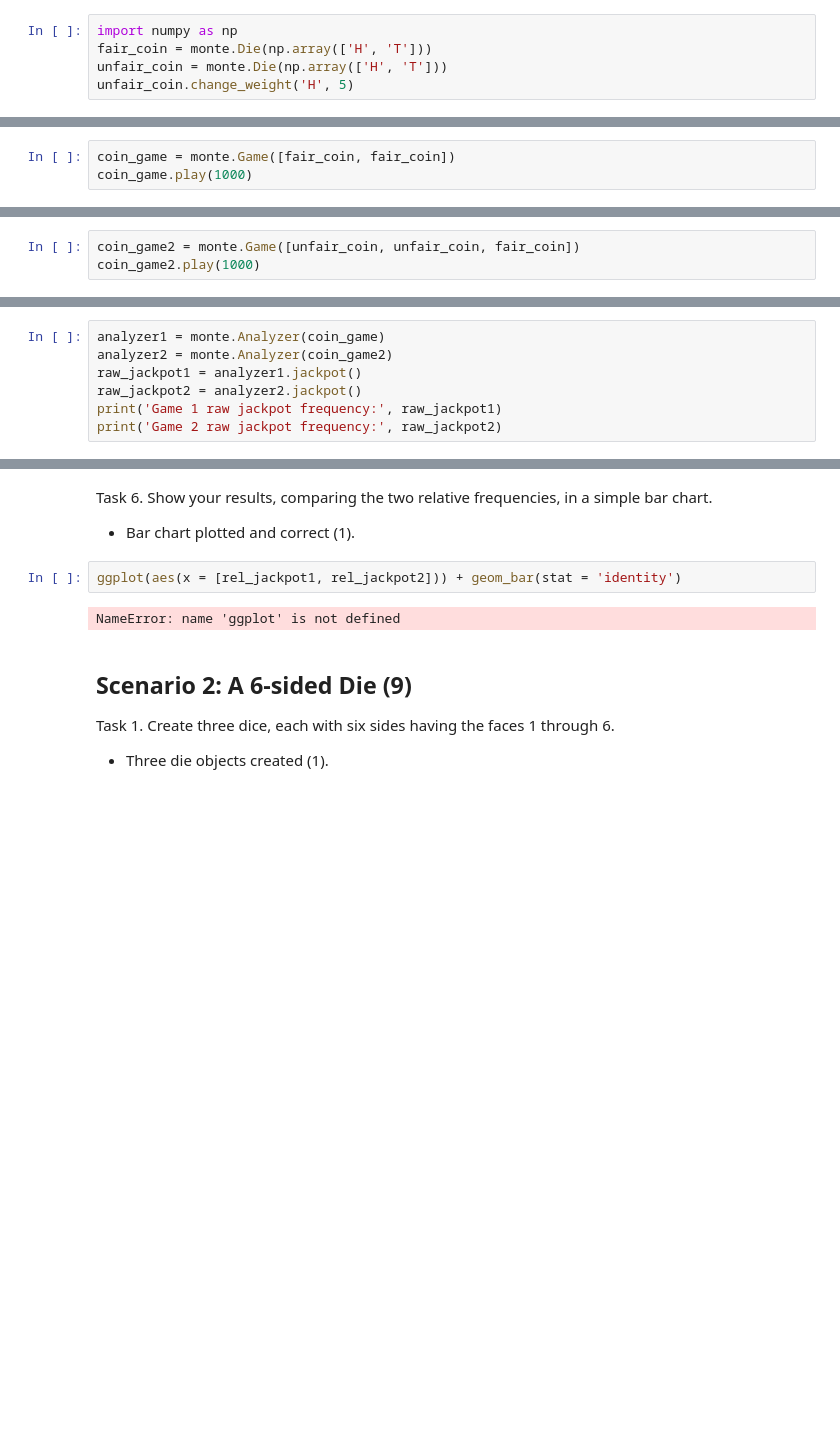
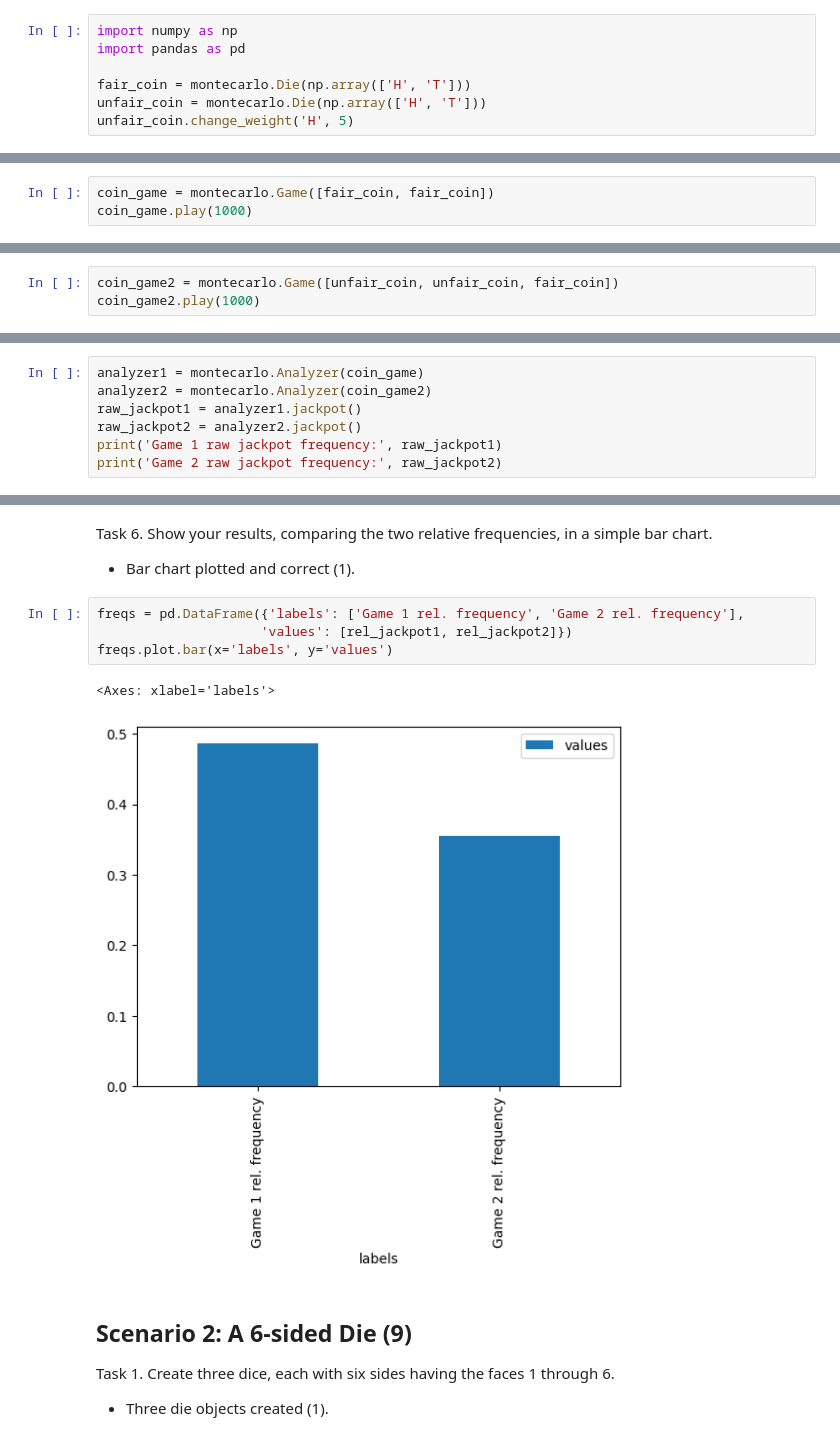
Before and after one commit to jkenzak/monte-carlo-simulator, a Jupyter notebook: DS51200_FinalProjectTemplate.ipynb, the cells around one changed output, grey strips where cells are left out. Drawn from its saved outputs; the diff is of its cells as text; blank space fills up the shorter version.

```diff
--- a/DS51200_FinalProjectTemplate.ipynb
+++ b/DS51200_FinalProjectTemplate.ipynb
@@ -125,15 +441,17 @@ Task 1. Create a fair coin (with faces $H$ and $T$) and one unfair coin in which
 - Unfair coin created with weight as specified (1).
 # %%
 import numpy as np
-fair_coin = monte.Die(np.array(['H', 'T']))
-unfair_coin = monte.Die(np.array(['H', 'T']))
+import pandas as pd
+
+fair_coin = montecarlo.Die(np.array(['H', 'T']))
+unfair_coin = montecarlo.Die(np.array(['H', 'T']))
 unfair_coin.change_weight('H', 5)
 # %% [markdown]
 Task 2. Play a game of $1000$ flips with two fair dice.
 
 - Play method called correclty and without error (1).
 # %%
-coin_game = monte.Game([fair_coin, fair_coin])
+coin_game = montecarlo.Game([fair_coin, fair_coin])
 coin_game.play(1000)
 # %% [markdown]
 Task 3. Play another game (using a new Game object) of $1000$ flips, this time using two unfair dice and one fair die. For the second unfair die, you can use the same die object twice in the list of dice you pass to the Game object.
@@ -141,7 +459,7 @@ Task 3. Play another game (using a new Game object) of $1000$ flips, this time u
 - New game object created (1).
 - Play method called correclty and without error (1).
 # %%
-coin_game2 = monte.Game([unfair_coin, unfair_coin, fair_coin])
+coin_game2 = montecarlo.Game([unfair_coin, unfair_coin, fair_coin])
 coin_game2.play(1000)
 # %% [markdown]
 Task 4. For each game, use an Analyzer object to determine the raw frequency of jackpots — i.e. getting either all $H$s or all $T$s.
@@ -149,8 +467,8 @@ Task 4. For each game, use an Analyzer object to determine the raw frequency of
 - Analyzer objecs instantiated for both games (1).
 - Raw frequencies reported for both (1).
 # %%
-analyzer1 = monte.Analyzer(coin_game)
-analyzer2 = monte.Analyzer(coin_game2)
+analyzer1 = montecarlo.Analyzer(coin_game)
+analyzer2 = montecarlo.Analyzer(coin_game2)
 raw_jackpot1 = analyzer1.jackpot()
 raw_jackpot2 = analyzer2.jackpot()
 print('Game 1 raw jackpot frequency:', raw_jackpot1)
@@ -175,9 +493,12 @@ Task 6. Show your results, comparing the two relative frequencies, in a simple b
 
 - Bar chart plotted and correct (1).
 # %%
-ggplot(aes(x = [rel_jackpot1, rel_jackpot2])) + geom_bar(stat = 'identity')
+freqs = pd.DataFrame({'labels': ['Game 1 rel. frequency', 'Game 2 rel. frequency'],
+                     'values': [rel_jackpot1, rel_jackpot2]})
+freqs.plot.bar(x='labels', y='values')
 # %% [output]
-NameError: name 'ggplot' is not defined
+<Axes: xlabel='labels'>
+[figure, added]
 # %% [markdown]
 ## Scenario 2: A 6-sided Die (9)
 
```
Also changed, not shown: parts of 20 cells of this notebook, 2 other files.
